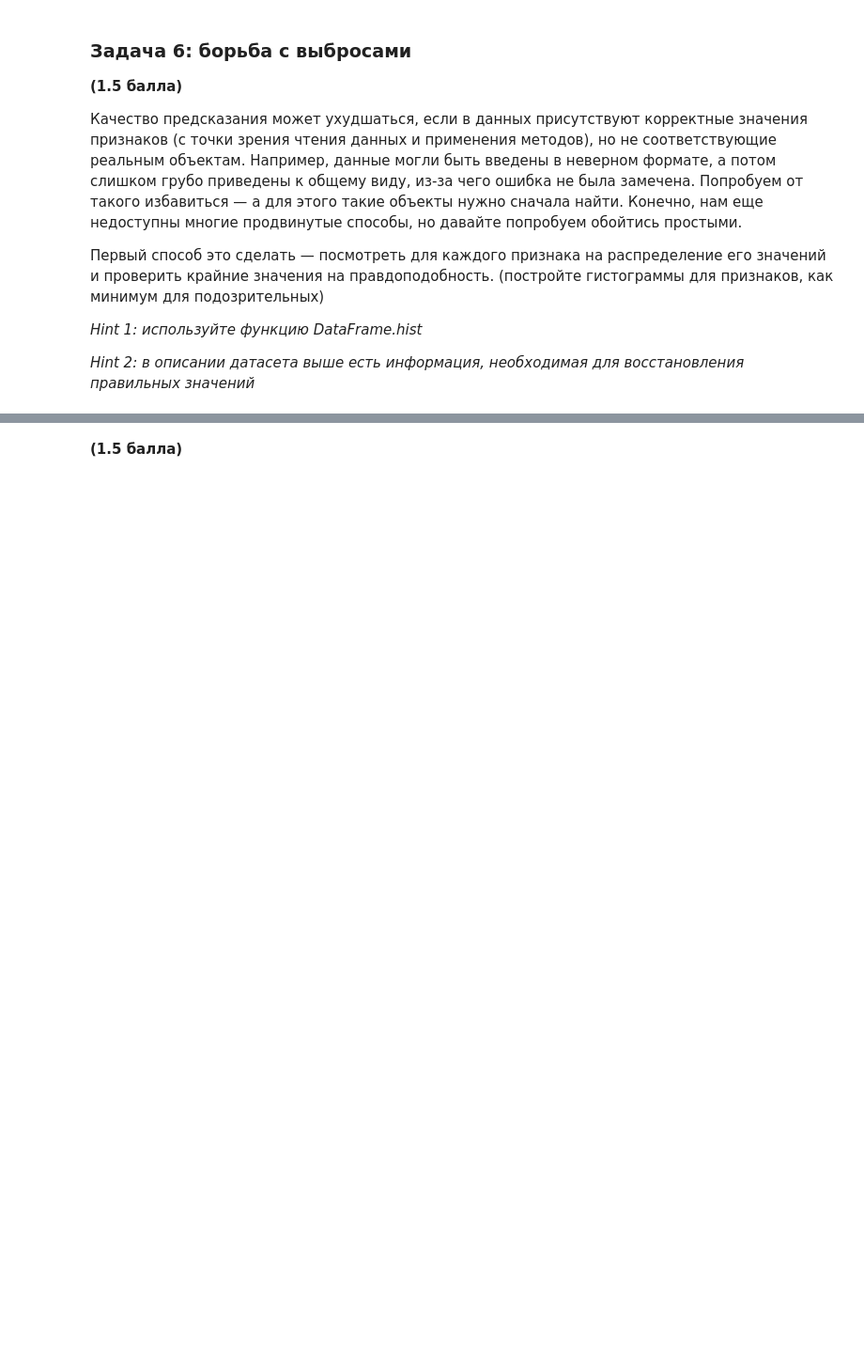
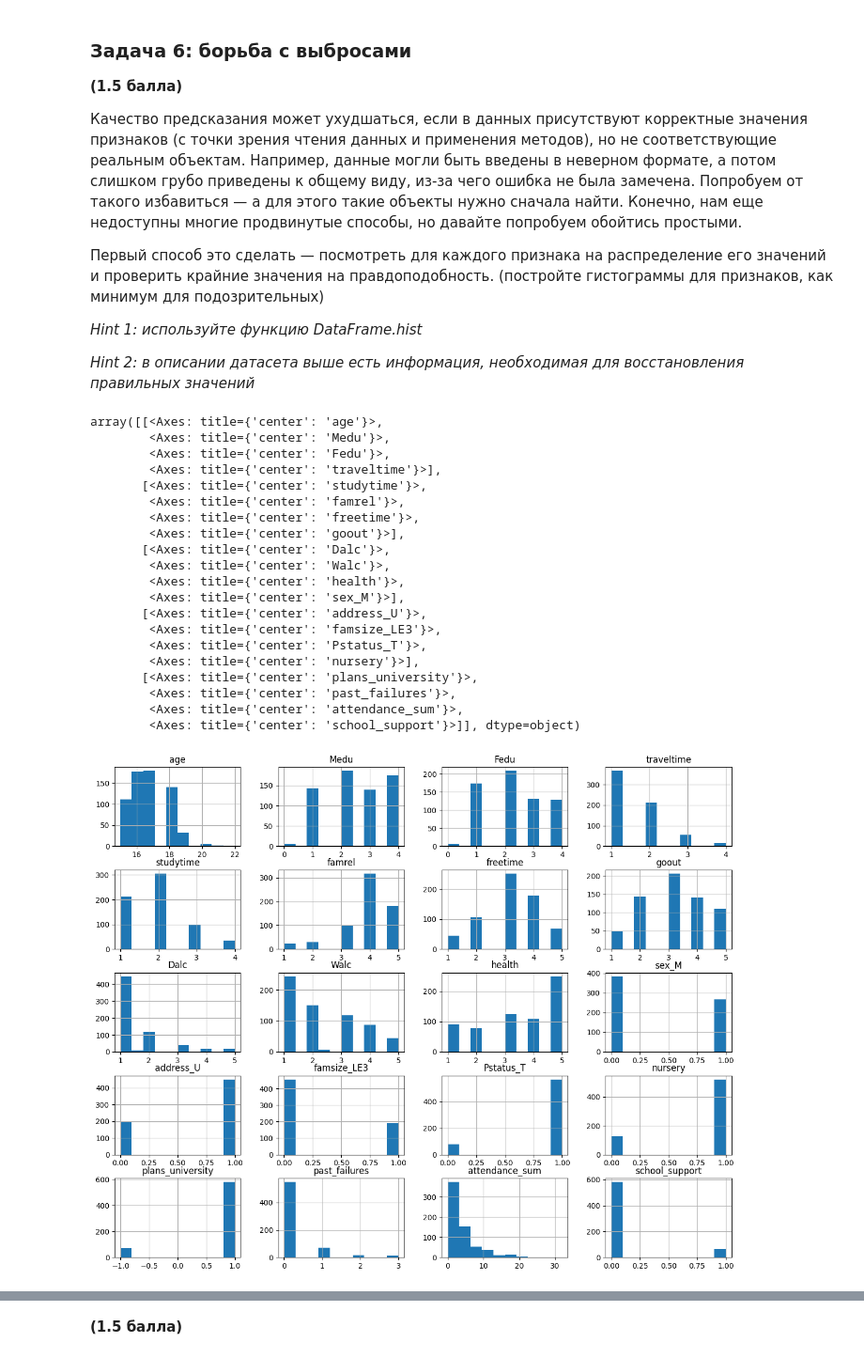
Before and after one commit to NikitaCat81/MLAESCTeminNikita, a Jupyter notebook: task2_linreg/task2_linreg_practice.ipynb, the cells around one changed output, grey strips where cells are left out. Shown at 94% size. Drawn from its saved outputs; the diff is of its cells as text; code cells hidden in the pictures; blank space fills up the shorter version.

```diff
--- a/task2_linreg/task2_linreg_practice.ipynb
+++ b/task2_linreg/task2_linreg_practice.ipynb
@@ -220,0 +197,13 @@ school_suport число в строке значит что i-ый школьн
+# %%
+at = pd.read_csv('attendance.csv', sep=";")
+
+at = at.fillna(1).replace({"+": 0})
+
+at["attendance_sum"] = at.sum(axis = 1)
+data["attendance_sum"] = at["attendance_sum"]
+
+with open("school_support.txt", "r") as f:
+    school_support = [int(line.strip()) for line in f]
+
+data["school_support"] = data.index.isin(school_support).astype(int)
+data
@@ -235,0 +236,24 @@ __(1.5 балла)__
+# %%
+data.hist(figsize=(15, 12))
+# %% [output]
+array([[<Axes: title={'center': 'age'}>,
+        <Axes: title={'center': 'Medu'}>,
+        <Axes: title={'center': 'Fedu'}>,
+        <Axes: title={'center': 'traveltime'}>],
+       [<Axes: title={'center': 'studytime'}>,
+        <Axes: title={'center': 'famrel'}>,
+        <Axes: title={'center': 'freetime'}>,
+        <Axes: title={'center': 'goout'}>],
+       [<Axes: title={'center': 'Dalc'}>,
+        <Axes: title={'center': 'Walc'}>,
+        <Axes: title={'center': 'health'}>,
+        <Axes: title={'center': 'sex_M'}>],
+       [<Axes: title={'center': 'address_U'}>,
+        <Axes: title={'center': 'famsize_LE3'}>,
+        <Axes: title={'center': 'Pstatus_T'}>,
+        <Axes: title={'center': 'nursery'}>],
+       [<Axes: title={'center': 'plans_university'}>,
+        <Axes: title={'center': 'past_failures'}>,
+        <Axes: title={'center': 'attendance_sum'}>,
+        <Axes: title={'center': 'school_support'}>]], dtype=object)
+[figure, added]
```
Also changed, not shown: parts of 7 cells of this notebook.
